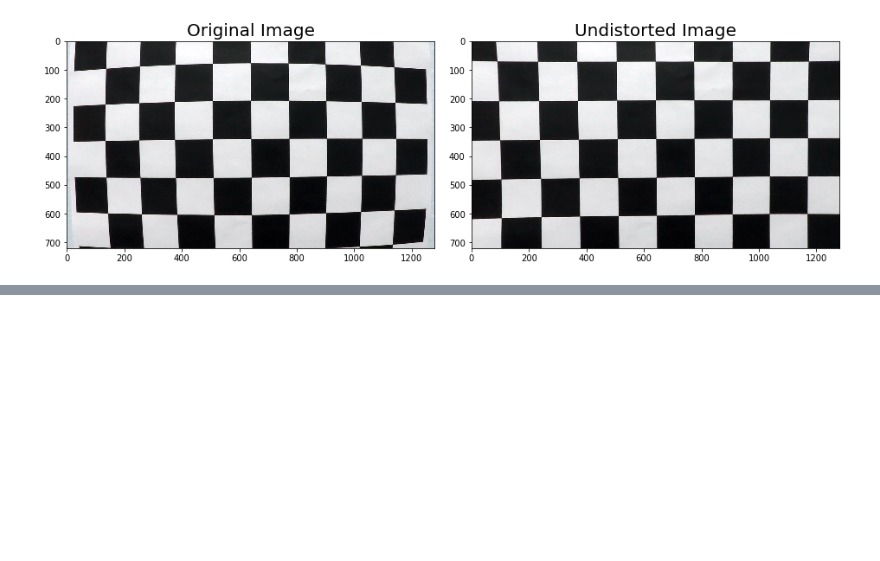
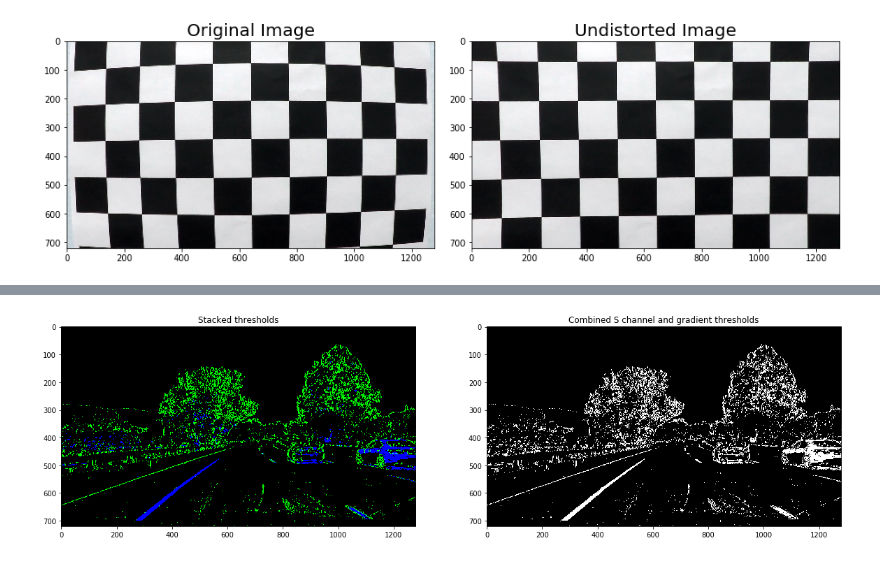
Before and after one commit to udacity/CarND-Advanced-Lane-Lines, a Jupyter notebook: P2.ipynb, the cells around one changed output, grey strips where cells are left out. Saved outputs shown, nothing was run; the diff lists cells and outputs as text; code cells hidden in the pictures; blank space fills up the shorter version.

```diff
--- a/P2.ipynb
+++ b/P2.ipynb
@@ -76,0 +98,47 @@ f.savefig('output_images/undistorted_image.png', bbox_inches = 'tight')
+# %%
+"""
+Use color transforms, gradients, etc., to create a thresholded binary image.
+"""
+
+# Convert to HLS color space and separate the S channel
+hls_image = cv2.cvtColor(undistorted_image, cv2.COLOR_RGB2HLS)
+s_channel = hls_image[:,:,2]
+
+# Grayscale image
+gray_image = cv2.cvtColor(undistorted_image, cv2.COLOR_RGB2GRAY)
+
+# Sobel x
+sobelx = cv2.Sobel(gray_image, cv2.CV_64F, 1, 0) # Take the derivative in x
+abs_sobelx = np.absolute(sobelx) # Absolute x derivative to accentuate lines away from horizontal
+scaled_sobel = np.uint8(255*abs_sobelx/np.max(abs_sobelx))
+
+# Threshold x gradient
+thresh_min = 20
+thresh_max = 100
+sxbinary = np.zeros_like(scaled_sobel)
+sxbinary[(scaled_sobel >= thresh_min) & (scaled_sobel <= thresh_max)] = 1
+
+# Threshold color channel
+s_thresh_min = 170
+s_thresh_max = 255
+s_binary = np.zeros_like(s_channel)
+s_binary[(s_channel >= s_thresh_min) & (s_channel <= s_thresh_max)] = 1
+
+# Stack each channel to view their individual contributions in green and blue respectively
+# This returns a stack of the two binary images, whose components you can see as different colors
+color_binary = np.dstack(( np.zeros_like(sxbinary), sxbinary, s_binary)) * 255
+
+# Combine the two binary thresholds
+combined_binary = np.zeros_like(sxbinary)
+combined_binary[(s_binary == 1) | (sxbinary == 1)] = 1
+
+# Plotting thresholded images
+f, (ax1, ax2) = plt.subplots(1, 2, figsize=(20,10))
+ax1.set_title('Stacked thresholds')
+ax1.imshow(color_binary)
+
+ax2.set_title('Combined S channel and gradient thresholds')
+ax2.imshow(combined_binary, cmap='gray')
+f.savefig('output_images/thresholded_binary_image.png', bbox_inches = 'tight')
+# %% [output]
+[figure, added]
```
Also changed, not shown: parts of 3 cells of this notebook, 3 other files.
